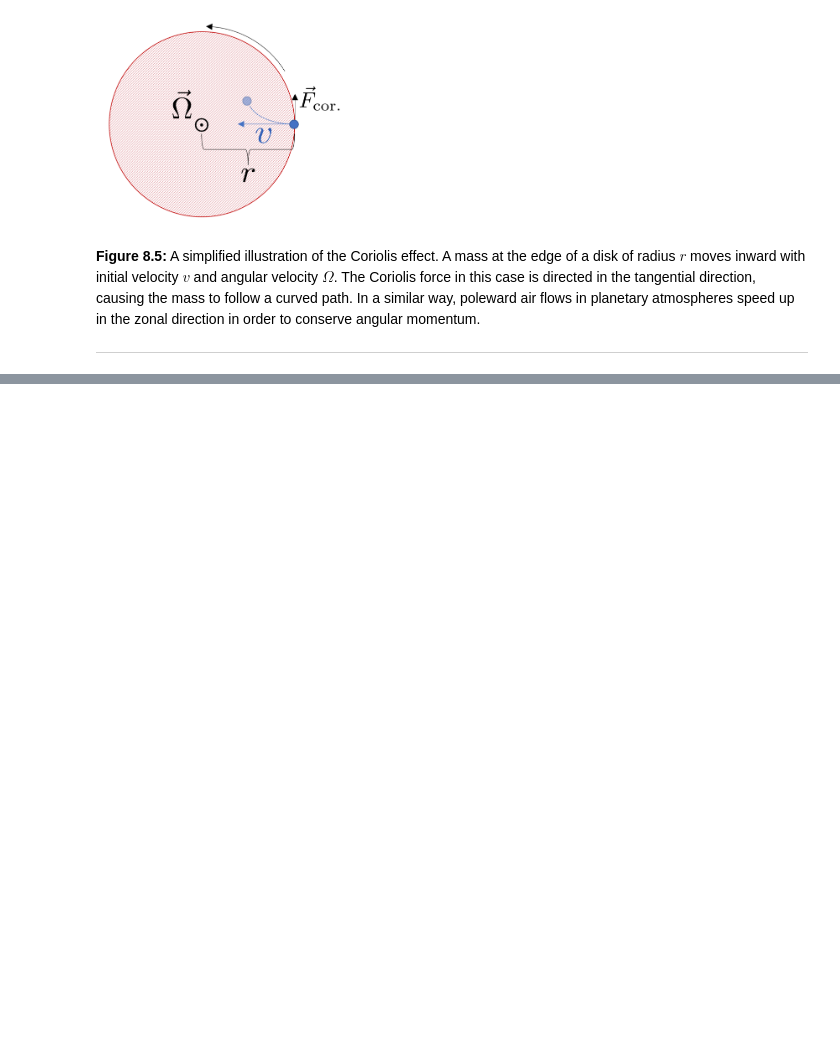
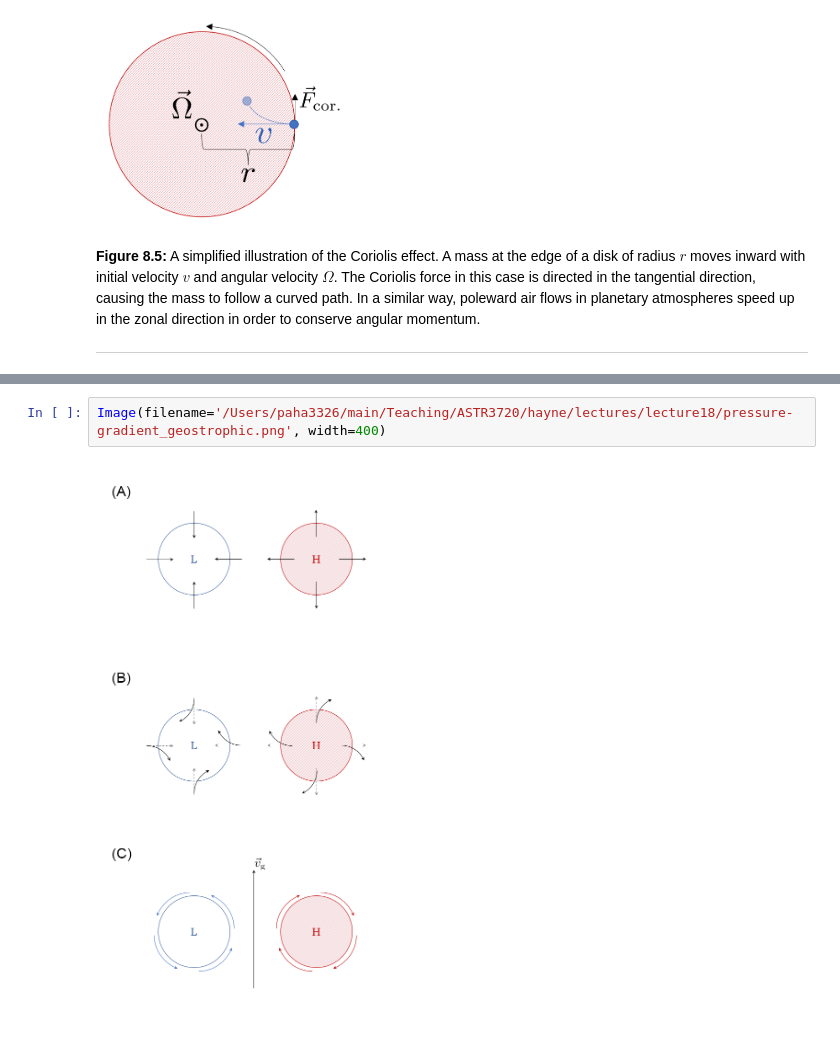
Before and after one commit to phayne/planetary-atmospheres, a Jupyter notebook: Lecture08_Dynamics.ipynb, the cells around one changed output, grey strips where cells are left out. Saved outputs shown, nothing was run; the diff lists cells and outputs as text; blank space fills up the shorter version.

```diff
--- a/Lecture08_Dynamics.ipynb
+++ b/Lecture08_Dynamics.ipynb
@@ -236,0 +220,4 @@ Small Rossby number (i.e., $\operatorname{Ro} \ll 1$) indicates that Coriolis fo
+# %%
+Image(filename='/Users/paha3326/main/Teaching/ASTR3720/hayne/lectures/lecture18/pressure-gradient_geostrophic.png', width=400)
+# %% [output]
+[figure, added]
```
Also changed, not shown: parts of 7 cells of this notebook.
